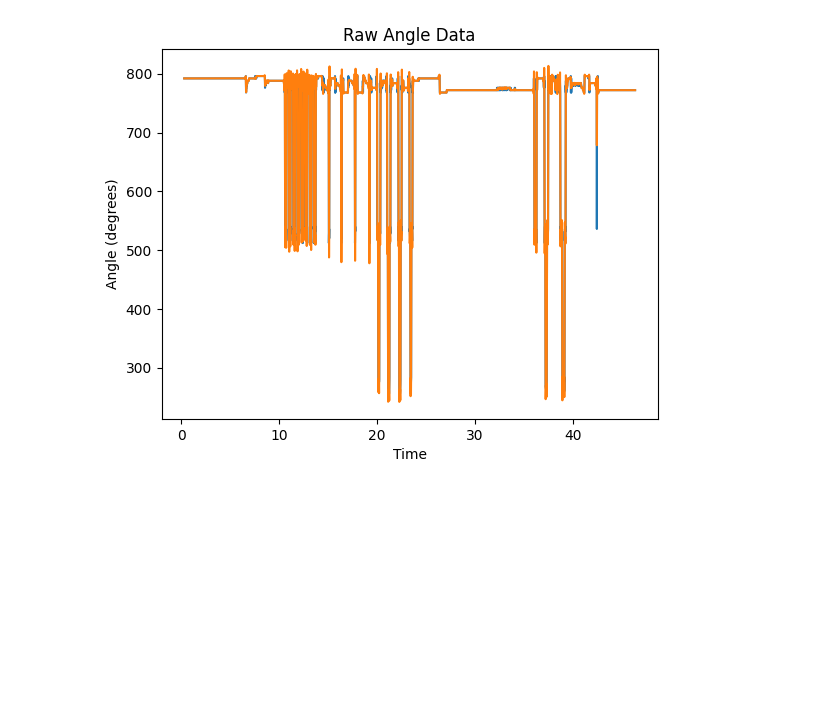
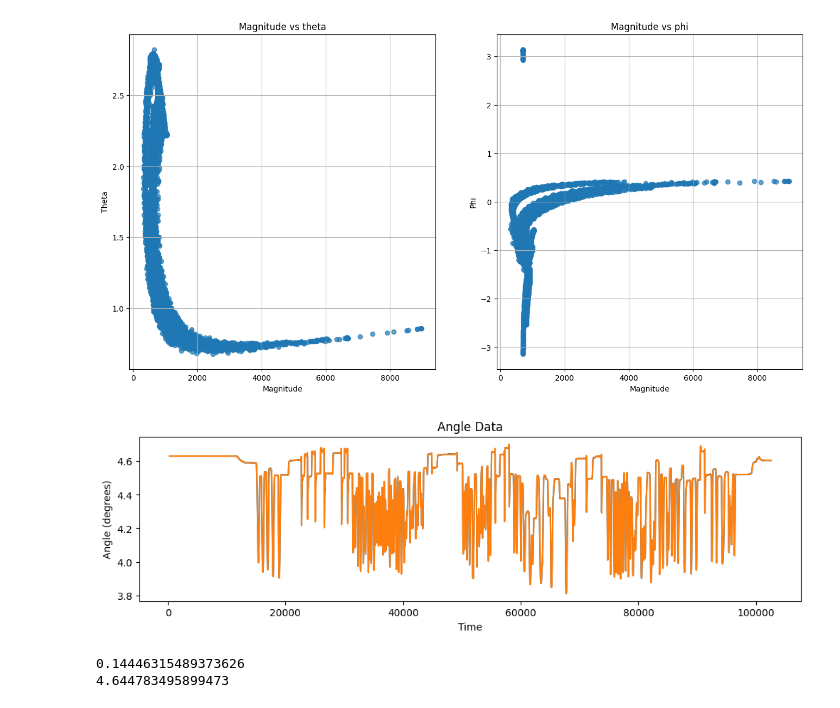
Before and after one commit to colinpate/sus, a Jupyter notebook: sensor_processing.ipynb, the cells around one changed output. Saved outputs shown, nothing was run; the diff lists cells and outputs as text; code cells hidden in the pictures; blank space fills up the shorter version.

```diff
--- a/sensor_processing.ipynb
+++ b/sensor_processing.ipynb
@@ -10,8 +10,24 @@ def get_spherical(x, y, z):
     phi = np.arctan2(y, x)  # azimuthal angle
     return r, theta, phi
 # %%
-df = pd.read_csv("logs/log002.csv")
+log_filename = "log018.csv"
+df = pd.read_csv("logs/" + log_filename)
 time = df["t_ms"].values
+mag_raw = df[["mmc_mG_x", "mmc_mG_y", "mmc_mG_z"]].values
+angle_raw = df["angle_raw"].values * np.pi * 2 / 4096
+accel_proj = np.load(f"net_accel_projected_{log_filename}.npy")
+
+slice_time = False
+
+# Get a time slice
+if slice_time:
+    start_time = 20000  # ms
+    end_time = 40000  # ms
+    mask = (time >= start_time) & (time <= end_time)
+    time = time[mask]
+    mag_raw = mag_raw[mask]
+    angle_raw = angle_raw[mask]
+    accel_proj = accel_proj[mask]
 # %%
 # Get magnetometer data and filter and convert to spherical coordinates
 fc_hz = 20
@@ -25,20 +64,51 @@ mag_spherical = np.array([get_spherical(x, y, z) for x, y, z in mag_filtered])
+# %%
+# Plot scatter of magnet angle vs magnitude
+# Scatter plot of vectors
+plt.figure(figsize=(16, 8))
+plt.subplot(1, 2, 1)
+plt.scatter(mag_filt_sp[:, 0], mag_filt_sp[:, 1], alpha=0.7)
+plt.title("Magnitude vs theta")
+plt.xlabel("Magnitude")
+plt.ylabel("Theta")
+plt.grid()
+plt.subplot(1, 2, 2)
+plt.scatter(mag_filt_sp[:, 0], mag_filt_sp[:, 2], alpha=0.7)
+plt.title("Magnitude vs phi")
+plt.xlabel("Magnitude")
+plt.ylabel("Phi")
+plt.grid()
+plt.show()
+# %% [output]
+[figure, added]
 # %%
 # Get angle data and filter it
 fc_hz = 20
 fs = 100
 
-angle_data = df["angle_raw"].values
+angle_data = angle_raw# * 360 / 4096  # convert from raw to degrees
 sos = butter(N=4, Wn=fc_hz, btype="low", fs=fs, output="sos")
 angle_filtered = sosfiltfilt(sos, angle_data)
-
-adjacent = 237.5 / 2
-hypotenuse = 120
 # %%
+# Plot filtered and unfiltered angle data
+plt.figure(figsize=(12, 3))
 plt.plot(time, angle_data)
 plt.plot(time, angle_filtered)
-plt.title("Raw Angle Data")
+plt.title("Angle Data")
 plt.xlabel("Time")
 plt.ylabel("Angle (degrees)")
 plt.show()
 # %% [output]
-[figure, old version]
+[figure, new version]
+# %%
+# Get corrected angle
+hypotenuse = 120
+top_adjacent = 237.5 / 2
+
+top_angle = np.arccos(top_adjacent / hypotenuse)
+print(top_angle)
+top_zeroangle = np.percentile(angle_filtered, 95)
+print(top_zeroangle)
+net_angle = -1 * (angle_filtered - top_zeroangle) + top_angle
+# %% [output]
+0.14446315489373626
+4.644783495899473
```
Also changed, not shown: parts of 8 cells of this notebook, 9 other files.
